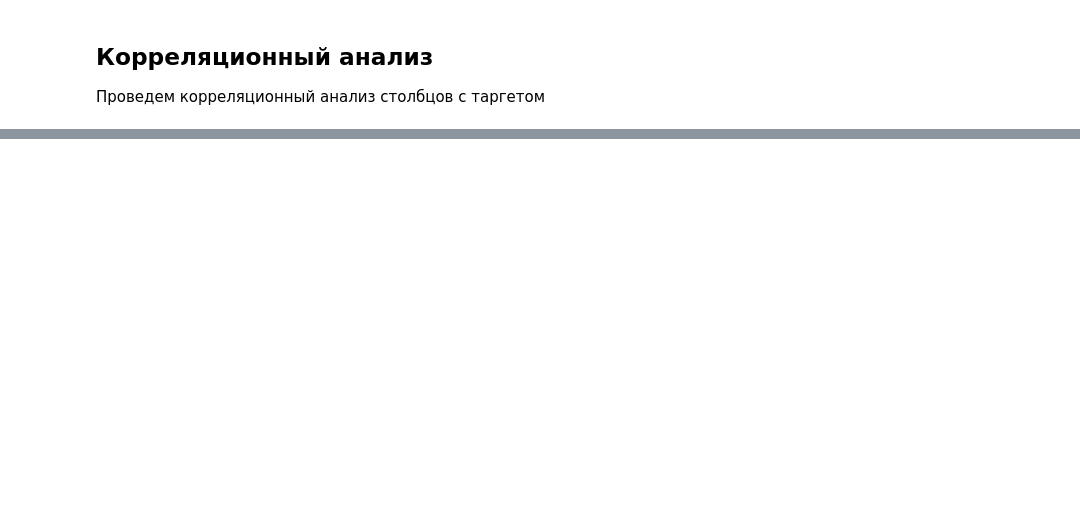
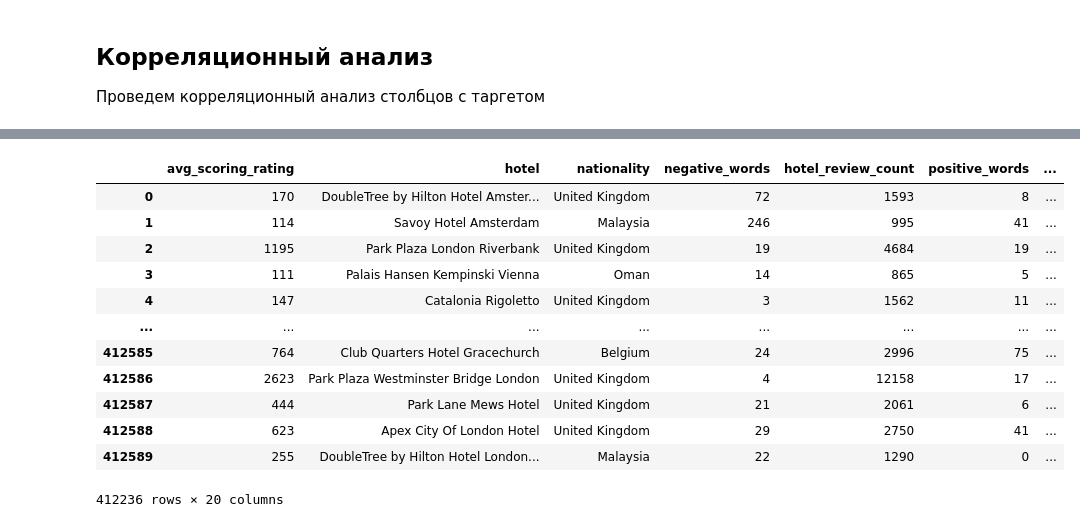
Before and after one commit to Moncervers/hotel_review_score_prediction, a Jupyter notebook: score_prediction.ipynb, the cells around one changed output, grey strips where cells are left out. Saved outputs shown, nothing was run; the diff lists cells and outputs as text; code cells hidden in the pictures; blank space fills up the shorter version.

```diff
--- a/score_prediction.ipynb
+++ b/score_prediction.ipynb
@@ -716,0 +842,20 @@ df
+# %%
+df_processed = df[
+    ['avg_scoring_rating', 'hotel', 'nationality', 'negative_words', 'hotel_review_count', 'positive_words',
+     'total_reviews', 'days_since_review', 'review_year', 'review_month', 'review_day', 'pets', 'room_count',
+     'room_type', 'stay_duration_days', 'submission_device', 'traveler_type', 'trip_type', 'negative_supremacy','score']].copy()
+df_processed
+# %% [output]
+|  | avg_scoring_rating | hotel | nationality | negative_words | hotel_review_count | positive_words | ... |
+| 0 | 170 | DoubleTree by Hilton Hotel Amster... | United Kingdom | 72 | 1593 | 8 | ... |
+| 1 | 114 | Savoy Hotel Amsterdam | Malaysia | 246 | 995 | 41 | ... |
+| 2 | 1195 | Park Plaza London Riverbank | United Kingdom | 19 | 4684 | 19 | ... |
+| 3 | 111 | Palais Hansen Kempinski Vienna | Oman | 14 | 865 | 5 | ... |
+| 4 | 147 | Catalonia Rigoletto | United Kingdom | 3 | 1562 | 11 | ... |
+| ... | ... | ... | ... | ... | ... | ... | ... |
+| 412585 | 764 | Club Quarters Hotel Gracechurch | Belgium | 24 | 2996 | 75 | ... |
+| 412586 | 2623 | Park Plaza Westminster Bridge London | United Kingdom | 4 | 12158 | 17 | ... |
+| 412587 | 444 | Park Lane Mews Hotel | United Kingdom | 21 | 2061 | 6 | ... |
+| 412588 | 623 | Apex City Of London Hotel | United Kingdom | 29 | 2750 | 41 | ... |
+| 412589 | 255 | DoubleTree by Hilton Hotel London... | Malaysia | 22 | 1290 | 0 | ... |
+412236 rows × 20 columns
```
Also changed, not shown: parts of 16 cells of this notebook.
